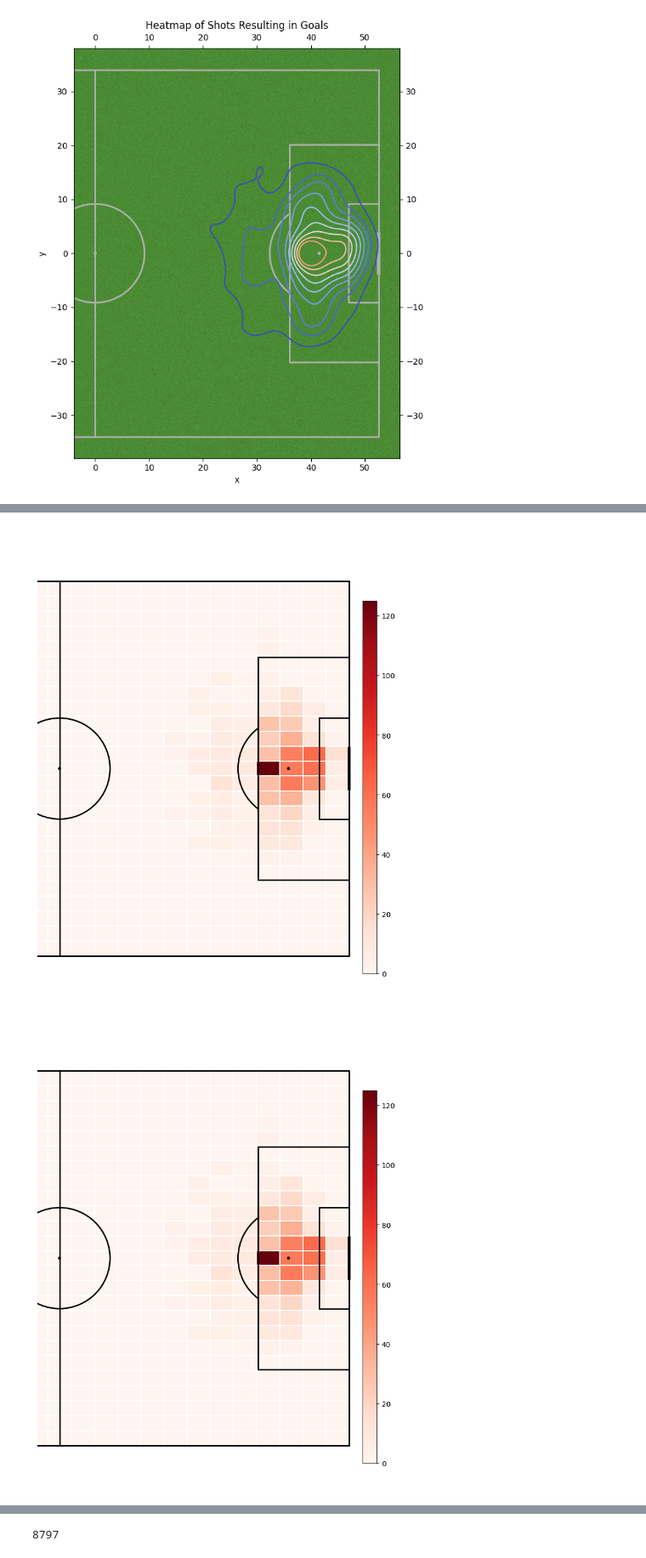
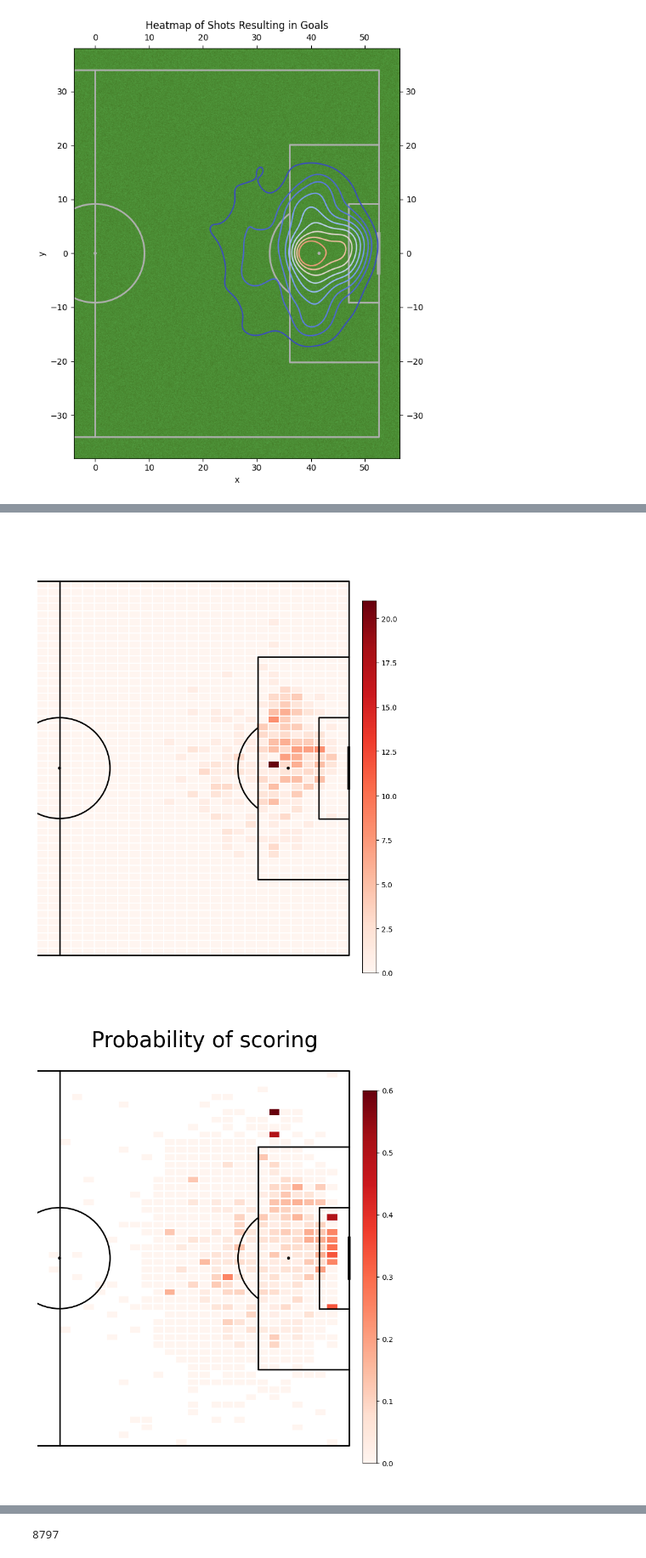
Before and after one commit to itspaspas/DataScience-S03, a Jupyter notebook: Preprocessing.ipynb, the cells around one changed output, grey strips where cells are left out. Shown at 85% size. Saved outputs shown, nothing was run; the diff lists cells and outputs as text; code cells hidden in the pictures.

```diff
--- a/Preprocessing.ipynb
+++ b/Preprocessing.ipynb
@@ -80,7 +82,7 @@ pitch = Pitch(line_color='black', half = True, pitch_type='skillcorner', pitch_l
 fig, ax = pitch.grid(   grid_height=0.9, title_height=0.06, axis=False,
                         endnote_height=0.04, title_space=0, endnote_space=0)
 
-bin_statistic_shots = pitch.bin_statistic(52.5 - 2.44 - dataset["x"], dataset["y"], bins=25)
+bin_statistic_shots = pitch.bin_statistic(52.5 - 2.44 - dataset["x"], dataset["y"], bins=50)
 
 pcm = pitch.heatmap(bin_statistic_shots, ax=ax["pitch"], cmap='Reds', edgecolor='white', linewidth = 0.01)
 
@@ -94,29 +96,28 @@ pitch = Pitch(line_color='black', half = True, pitch_type='skillcorner', pitch_l
 fig, ax = pitch.grid(   grid_height=0.9, title_height=0.06, axis=False,
                         endnote_height=0.04, title_space=0, endnote_space=0)
 goal_shots = dataset[dataset["goal"] == True]
-bin_statistic_shots = pitch.bin_statistic(52.5 - 2.44 - goal_shots["x"], goal_shots["y"], bins=25)
+bin_statistic_goals = pitch.bin_statistic(52.5 - 2.44 - goal_shots["x"], goal_shots["y"], bins=50)
 
-pcm = pitch.heatmap(bin_statistic_shots, ax=ax["pitch"], cmap='Reds', edgecolor='white', linewidth = 0.01)
+pcm = pitch.heatmap(bin_statistic_goals, ax=ax["pitch"], cmap='Reds', edgecolor='white', linewidth = 0.01)
 
 ax_cbar = fig.add_axes((0.95, 0.05, 0.04, 0.8))
 cbar = plt.colorbar(pcm, cax=ax_cbar)
 plt.show()
 # %% [output]
-[figure, old version]
+[figure, new version]
 # %%
-#TODO
-
 pitch = Pitch(line_color='black', half = True, pitch_type='skillcorner', pitch_length=105, pitch_width=68, line_zorder = 2)
 fig, ax = pitch.grid(   grid_height=0.9, title_height=0.06, axis=False,
                         endnote_height=0.04, title_space=0, endnote_space=0)
-goal_shots = dataset[dataset["goal"] == True]
-bin_statistic= pitch.bin_statistic(52.5 - 2.44 - goal_shots["x"], goal_shots["y"], bins=25)
+bin_statistic = pitch.bin_statistic(52.5 - 2.44 - dataset["x"], dataset["y"], bins = 50)
 
+bin_statistic["statistic"] = bin_statistic_goals["statistic"]/bin_statistic_shots["statistic"]
 
-pcm = pitch.heatmap(bin_statistic, ax=ax["pitch"], cmap='Reds', edgecolor='white', linewidth = 0.01)
+pcm = pitch.heatmap(bin_statistic, ax=ax["pitch"], cmap='Reds', edgecolor='white', vmin = 0, vmax = 0.6)
 
 ax_cbar = fig.add_axes((0.95, 0.05, 0.04, 0.8))
 cbar = plt.colorbar(pcm, cax=ax_cbar)
+fig.suptitle('Probability of scoring' , fontsize = 30)
 plt.show()
 # %% [output]
-[figure, old version]
+[figure, new version]
```
Also changed, not shown: parts of 8 cells of this notebook.
